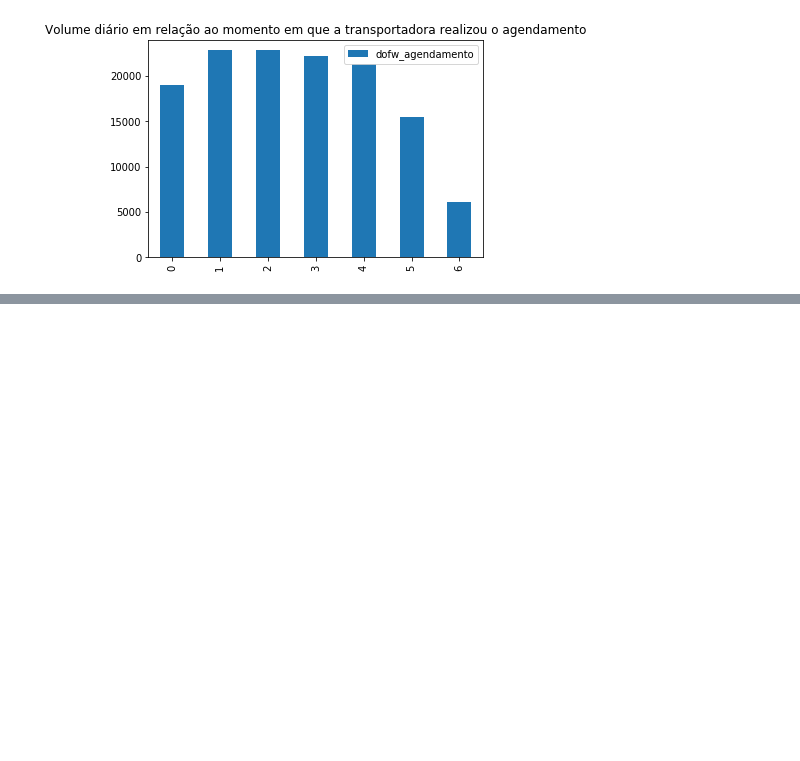
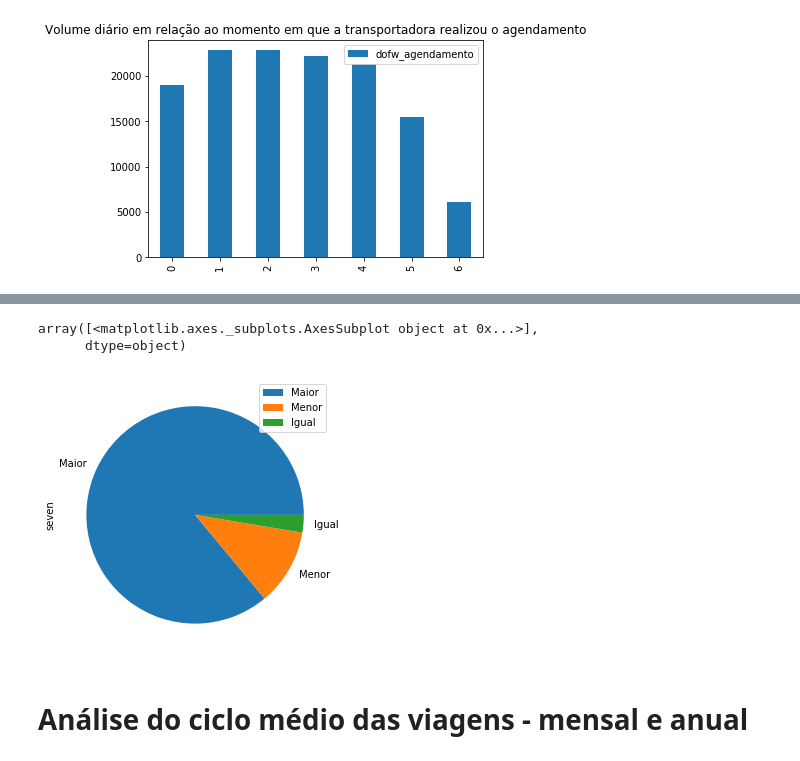
Before and after one commit to pedroteixeirazup/Python, a Jupyter notebook: Relatorio/Relatório das Viagens dos Motoristas.ipynb, the cells around one changed output, grey strips where cells are left out. Cells and saved outputs as stored; diff of their text form; code cells hidden in the pictures; blank space fills up the shorter version.

```diff
--- a/Relatorio/Relatório das Viagens dos Motoristas.ipynb
+++ b/Relatorio/Relatório das Viagens dos Motoristas.ipynb
@@ -290,0 +324,26 @@ df['dofw_agendamento'].value_counts().to_frame().sort_index().plot(kind='bar',ti
+# %%
+def seven_filter(x):
+    dif = (x['CH_entreposto'] - x['SA_prevista']).total_seconds()
+    hours = divmod(dif,3600)[0] #  = dif/3600
+    seven = 7.0
+#     print(dif)
+    if hours > seven:
+        return 'Maior'
+    elif hours < seven:
+        return 'Menor'
+    else:
+        return 'Igual'
+# %%
+top_100 = df['Motorista'].value_counts()[:100].to_frame()
+
+df_join = df[['Motorista','Saida Prevista','Chegada ao Entreposto']].set_index('Motorista').join(top_100.set_index('Motorista'))
+df_join['CH_entreposto'] = pd.to_datetime(df_join['Chegada ao Entreposto'], format='%d/%m/%Y %H:%M:%S')
+df_join['SA_prevista'] = pd.to_datetime(df_join['Saida Prevista'], format='%d/%m/%Y %H:%M:%S')
+df_join['seven'] = df_join[['SA_prevista','CH_entreposto']].apply(seven_filter,axis=1)
+df_join['seven'].value_counts().to_frame().plot.pie(subplots=True,figsize=(5,5))
+# %% [output]
+array([<matplotlib.axes._subplots.AxesSubplot object at 0x...>],
+      dtype=object)
+[figure, added]
+# %% [markdown]
+# Análise do ciclo médio das viagens - mensal e anual
```
Also changed, not shown: parts of 17 cells of this notebook, 3 other files.
